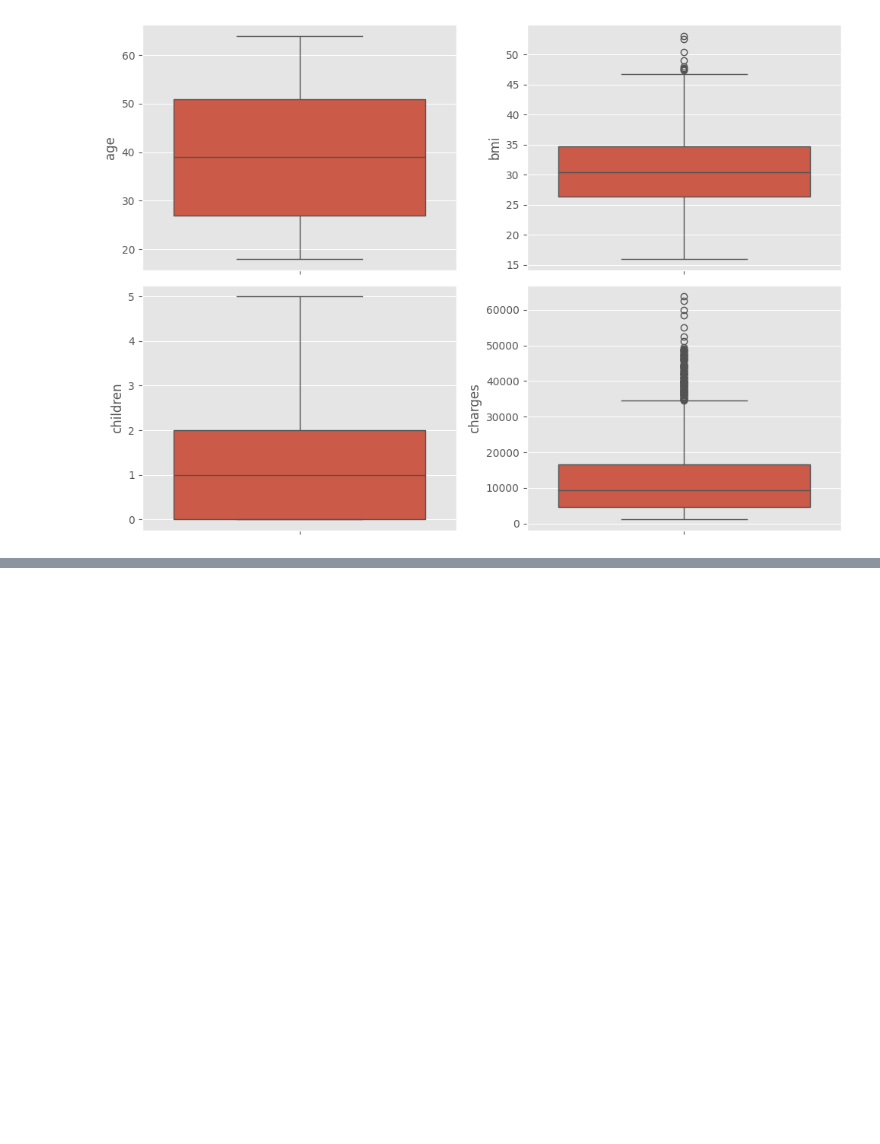
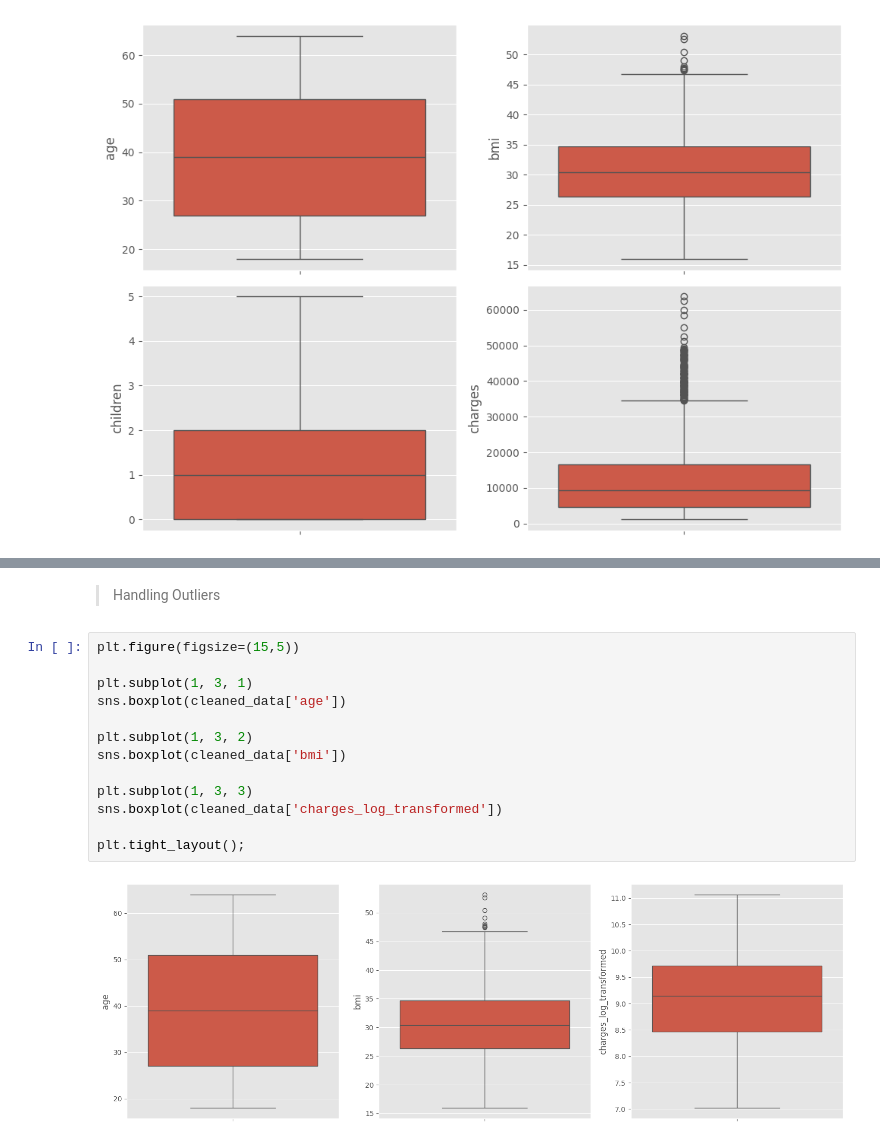
Before and after one commit to Betheloguguo/Insurance-Charges-Pred-Project, a Jupyter notebook: Insurance.ipynb, the cells around one changed output, grey strips where cells are left out. Drawn from its saved outputs; the diff is of its cells as text; blank space fills up the shorter version.

```diff
--- a/Insurance.ipynb
+++ b/Insurance.ipynb
@@ -87,0 +166,17 @@ plt.tight_layout();
+# %% [markdown]
+> Handling Outliers
+# %%
+plt.figure(figsize=(15,5))
+
+plt.subplot(1, 3, 1)
+sns.boxplot(cleaned_data['age'])
+
+plt.subplot(1, 3, 2)
+sns.boxplot(cleaned_data['bmi'])
+
+plt.subplot(1, 3, 3)
+sns.boxplot(cleaned_data['charges_log_transformed'])
+
+plt.tight_layout();
+# %% [output]
+[figure, added]
```
Also changed, not shown: parts of 19 cells of this notebook.
